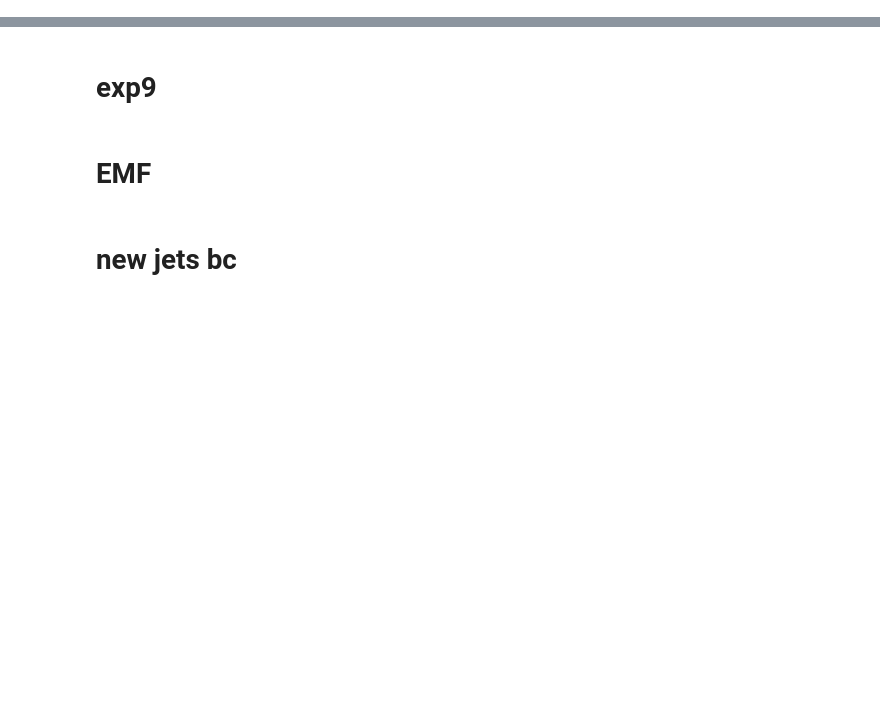
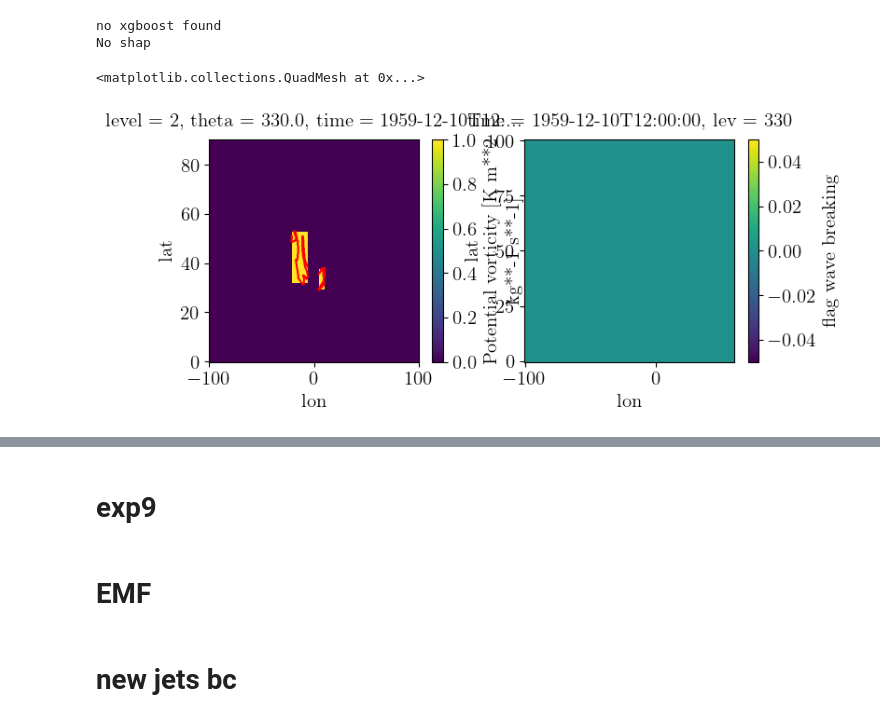
Before and after one commit to hbanderier/Jetutils, a Jupyter notebook: notebooks/on_remote/Playgrounds/data_stuff.ipynb, the cells around one changed output, grey strips where cells are left out. Cells and saved outputs as stored; diff of their text form; code cells hidden in the pictures; blank space fills up the shorter version.

```diff
--- a/notebooks/on_remote/Playgrounds/data_stuff.ipynb
+++ b/notebooks/on_remote/Playgrounds/data_stuff.ipynb
@@ -48,6 +48,11 @@ from jetutils.geospatial import (
     interp_jets_to_zero_one,
     sort_by_index_then_difflon,
     sort_by_index_then_newindex,
+    detect_overturnings,
+    detect_streamers,
+    sjoin_to_grid,
+    to_xarray_sjoin,
+    event_props,
 )
 from jetutils.jet_finding import (
     average_jet_categories,
@@ -96,3 +101,6 @@ from tqdm import tqdm, trange
 %load_ext IPython.extensions.autoreload
 %autoreload 2
 %matplotlib inline
+# %% [output]
+no xgboost found
+No shap
@@ -98,0 +157,20 @@ from tqdm import tqdm, trange
+# %%
+PV330 = xr.open_dataarray(Path(DATADIR, "ERA5", "thetalev", "PV330", "6H", "1959.nc"))
+PV330 = standardize(PV330)
+PV330 = compute(PV330.sel(lat=slice(0, 90)) * 1e6)
+contours = detect_contours_lonlat(PV330, [2], 120, 8, do_round=True)
+ots = detect_overturnings(contours)
+ots, ots_on_grid = event_props(ots, [PV330])
+da_apvo = to_xarray_sjoin(PV330, events_on_grid=ots_on_grid)
+da_apvo_ = da_apvo.sel(lon=slice(-100, 100), level=2)
+ots_nogeom = ots.select("time", "level", "index", "points").group_by("time", "level", "index", maintain_order=True).agg(lon=pl.col("points").explode().explode().arr.get(0), lat=pl.col("points").explode().explode().arr.get(1)).explode("lon", "lat")
+# %%
+i = np.random.choice(len(da_apvo_))
+fig, axes = plt.subplots(1, 2, figsize=(8, 3.1))
+da_apvo_[i].plot(ax=axes[0])
+for indexer, ot_nogeom in ots_nogeom.filter(pl.col("time") == da_apvo_[i].time.item()).group_by("index", "level"):
+    axes[0].plot(*ot_nogeom["lon", "lat"], color="red")
+da_apvo_sev[i].plot(ax=axes[1])
+# %% [output]
+<matplotlib.collections.QuadMesh at 0x...>
+[figure, added]
```
Also changed, not shown: parts of 4 cells of this notebook, 6 other files.
